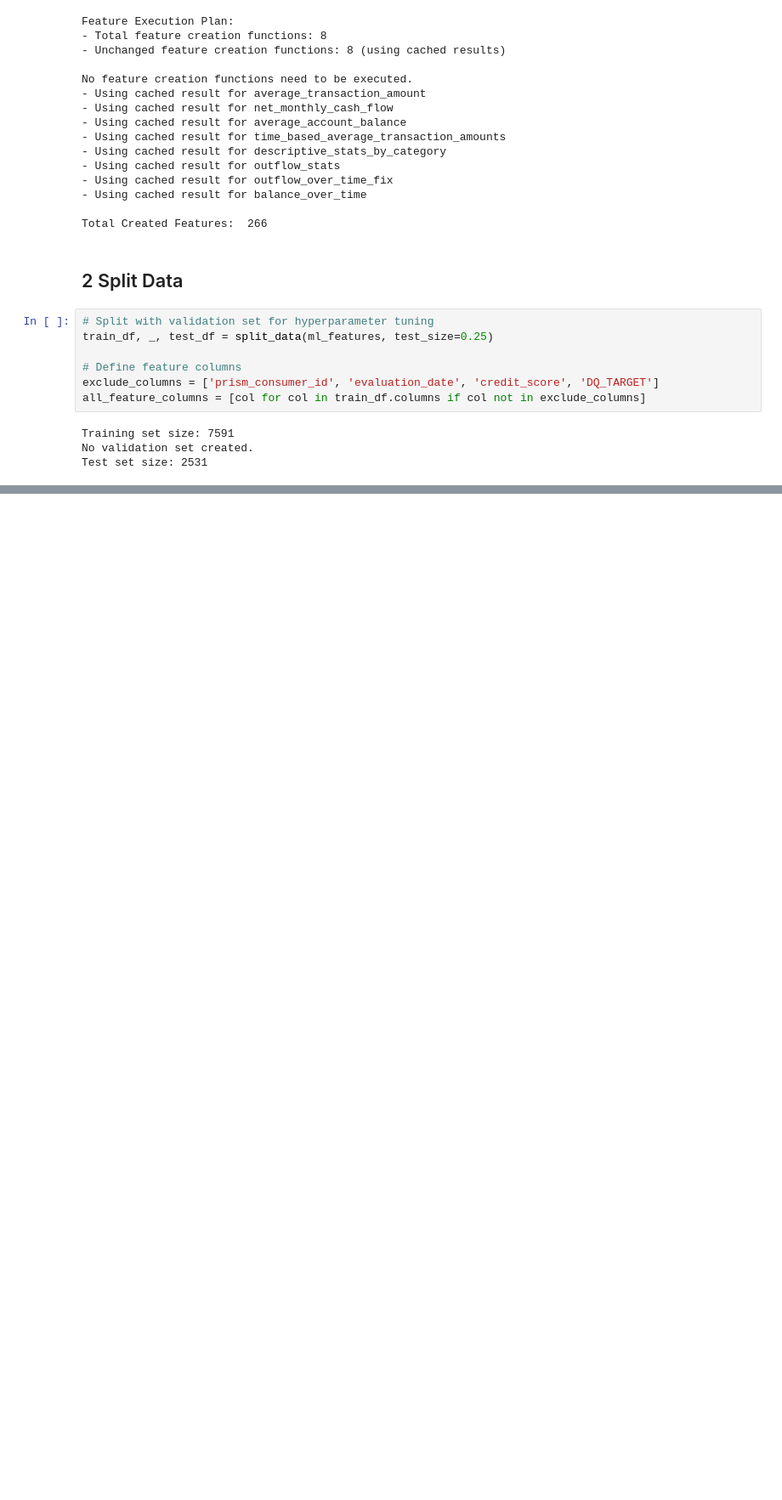
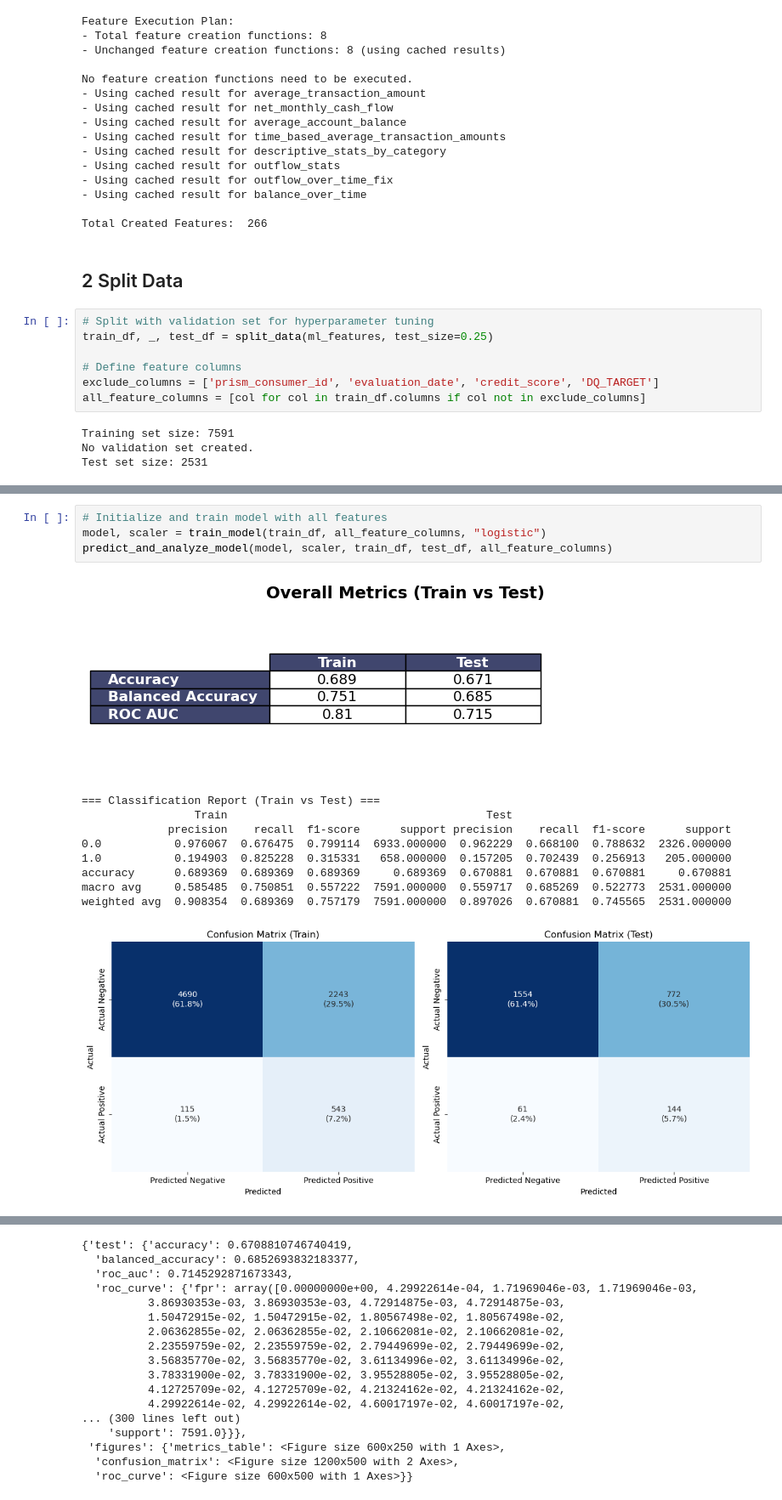
Before and after one commit to mozer123/credit_scoring, a Jupyter notebook: src/main.ipynb, the cells around one changed output, grey strips where cells are left out. Shown at 85% size. Saved outputs shown, nothing was run; the diff lists cells and outputs as text; blank space fills up the shorter version.

```diff
--- a/src/main.ipynb
+++ b/src/main.ipynb
@@ -236,0 +152,15 @@ Name: count, dtype: int64
+# %%
+# Initialize and train model with all features
+model, scaler = train_model(train_df, all_feature_columns, "logistic")
+predict_and_analyze_model(model, scaler, train_df, test_df, all_feature_columns)
+# %% [output]
+[figure, added]
+=== Classification Report (Train vs Test) ===
+                 Train                                       Test
+             precision    recall  f1-score      support precision    recall  f1-score      support
+0.0           0.976067  0.676475  0.799114  6933.000000  0.962229  0.668100  0.788632  2326.000000
+1.0           0.194903  0.825228  0.315331   658.000000  0.157205  0.702439  0.256913   205.000000
+accuracy      0.689369  0.689369  0.689369     0.689369  0.670881  0.670881  0.670881     0.670881
+macro avg     0.585485  0.750851  0.557222  7591.000000  0.559717  0.685269  0.522773  2531.000000
+weighted avg  0.908354  0.689369  0.757179  7591.000000  0.897026  0.670881  0.745565  2531.000000
+[figure, added]
@@ -236,0 +168,17 @@ Name: count, dtype: int64
+{'test': {'accuracy': 0.6708810746740419,
+  'balanced_accuracy': 0.6852693832183377,
+  'roc_auc': 0.7145292871673343,
+  'roc_curve': {'fpr': array([0.00000000e+00, 4.29922614e-04, 1.71969046e-03, 1.71969046e-03,
+          3.86930353e-03, 3.86930353e-03, 4.72914875e-03, 4.72914875e-03,
+          1.50472915e-02, 1.50472915e-02, 1.80567498e-02, 1.80567498e-02,
+          2.06362855e-02, 2.06362855e-02, 2.10662081e-02, 2.10662081e-02,
+          2.23559759e-02, 2.23559759e-02, 2.79449699e-02, 2.79449699e-02,
+          3.56835770e-02, 3.56835770e-02, 3.61134996e-02, 3.61134996e-02,
+          3.78331900e-02, 3.78331900e-02, 3.95528805e-02, 3.95528805e-02,
+          4.12725709e-02, 4.12725709e-02, 4.21324162e-02, 4.21324162e-02,
+          4.29922614e-02, 4.29922614e-02, 4.60017197e-02, 4.60017197e-02,
+... (300 lines left out)
+    'support': 7591.0}}},
+ 'figures': {'metrics_table': <Figure size 600x250 with 1 Axes>,
+  'confusion_matrix': <Figure size 1200x500 with 2 Axes>,
+  'roc_curve': <Figure size 600x500 with 1 Axes>}}
```
Also changed, not shown: parts of 23 cells of this notebook.
